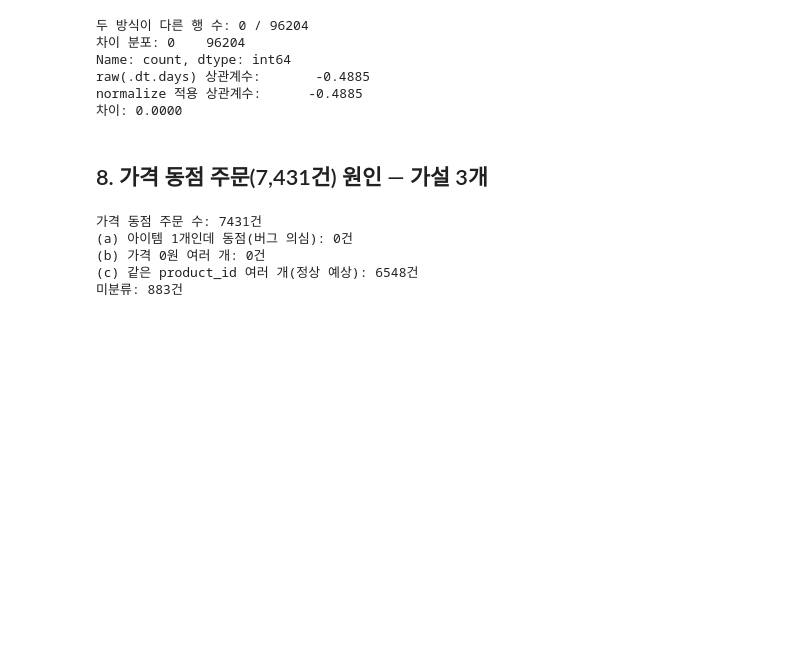
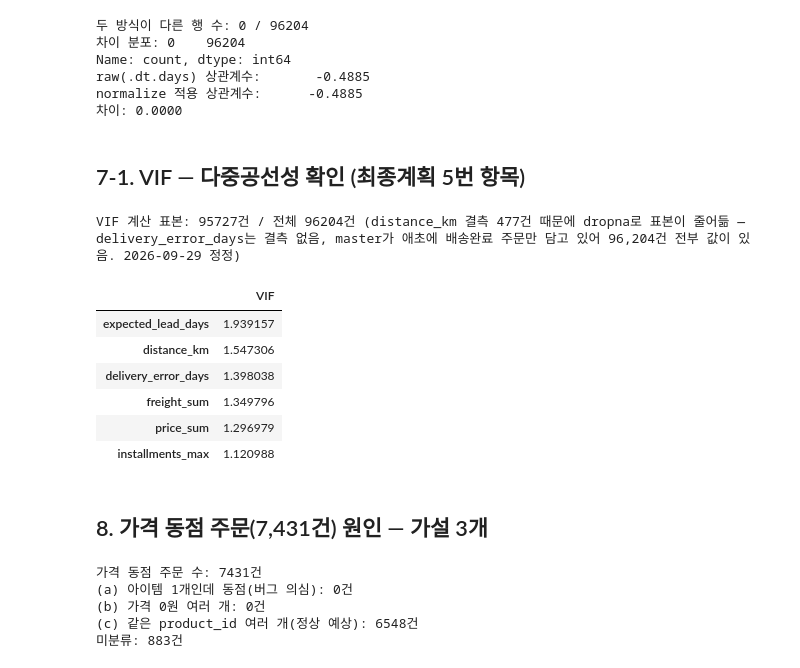
Before and after one commit to choi-yeonju/data-analysis-portfolio, a Jupyter notebook: olist/notebooks/04_eda.ipynb, the cells around one changed output. Saved outputs shown, nothing was run; the diff lists cells and outputs as text; code cells hidden in the pictures; blank space fills up the shorter version.

```diff
--- a/olist/notebooks/04_eda.ipynb
+++ b/olist/notebooks/04_eda.ipynb
@@ -344,6 +571,30 @@ Name: count, dtype: int64
 raw(.dt.days) 상관계수:       -0.4885
 normalize 적용 상관계수:      -0.4885
 차이: 0.0000
+# %% [markdown]
+## 7-1. VIF — 다중공선성 확인 (최종계획 5번 항목)
+# %%
+# hasattr(my_stats, "compute_vif") == True 확인됨 — 프로젝트 관례 함수로 교체
+vif_cols = ["delivery_error_days", "expected_lead_days", "distance_km",
+            "price_sum", "freight_sum", "installments_max"]
+X = master[vif_cols].dropna()
+print(f"VIF 계산 표본: {len(X)}건 / 전체 {len(master)}건",
+      "(distance_km 결측 477건 때문에 dropna로 표본이 줄어듦 — delivery_error_days는 결측 없음, "
+      "master가 애초에 배송완료 주문만 담고 있어 96,204건 전부 값이 있음. 2026-09-29 정정)")
+
+vif_df = my_stats.compute_vif(X)
+vif_df
+# delivery_error_days·expected_lead_days는 모델 입력 금지 변수(cell27 참고) — 여기 포함은 관찰용.
+# Day6 실제 모델 후보 변수(distance_km/price_sum/freight_sum/installments_max 등)만으로 재계산 필요.
+# %% [output]
+VIF 계산 표본: 95727건 / 전체 96204건 (distance_km 결측 477건 때문에 dropna로 표본이 줄어듦 — delivery_error_days는 결측 없음, master가 애초에 배송완료 주문만 담고 있어 96,204건 전부 값이 있음. 2026-09-29 정정)
+|  | VIF |
+| expected_lead_days | 1.939157 |
+| distance_km | 1.547306 |
+| delivery_error_days | 1.398038 |
+| freight_sum | 1.349796 |
+| price_sum | 1.296979 |
+| installments_max | 1.120988 |
 # %% [markdown]
 ## 8. 가격 동점 주문(7,431건) 원인 — 가설 3개
 # %%
```
Also changed, not shown: parts of 35 cells of this notebook, 21 other files.
